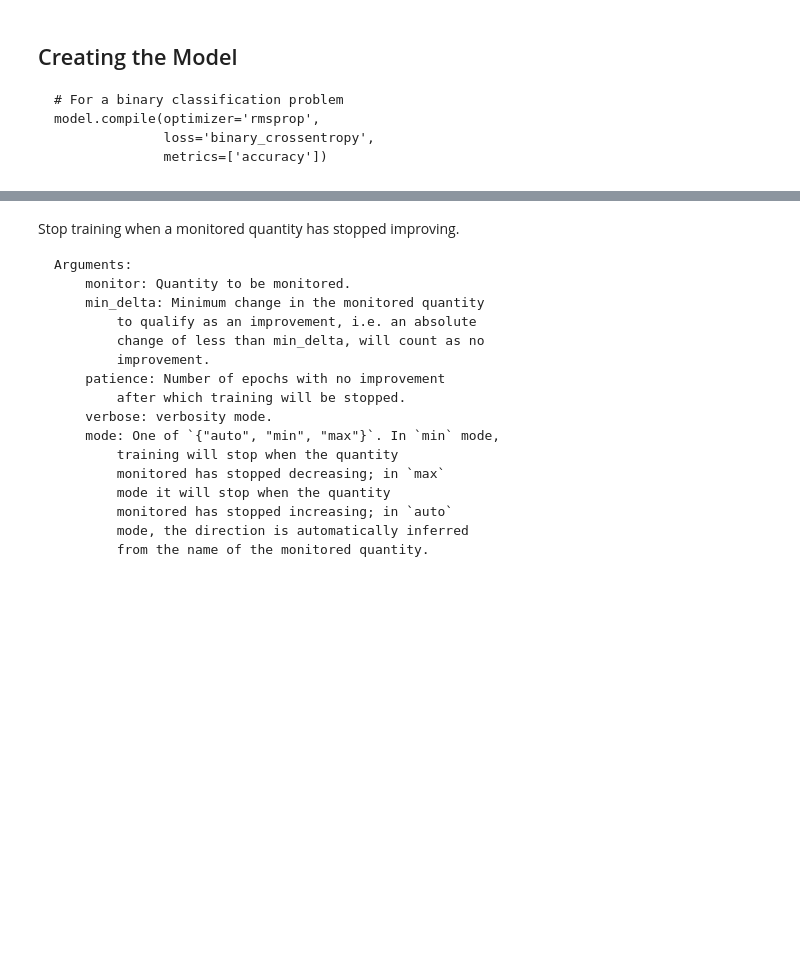
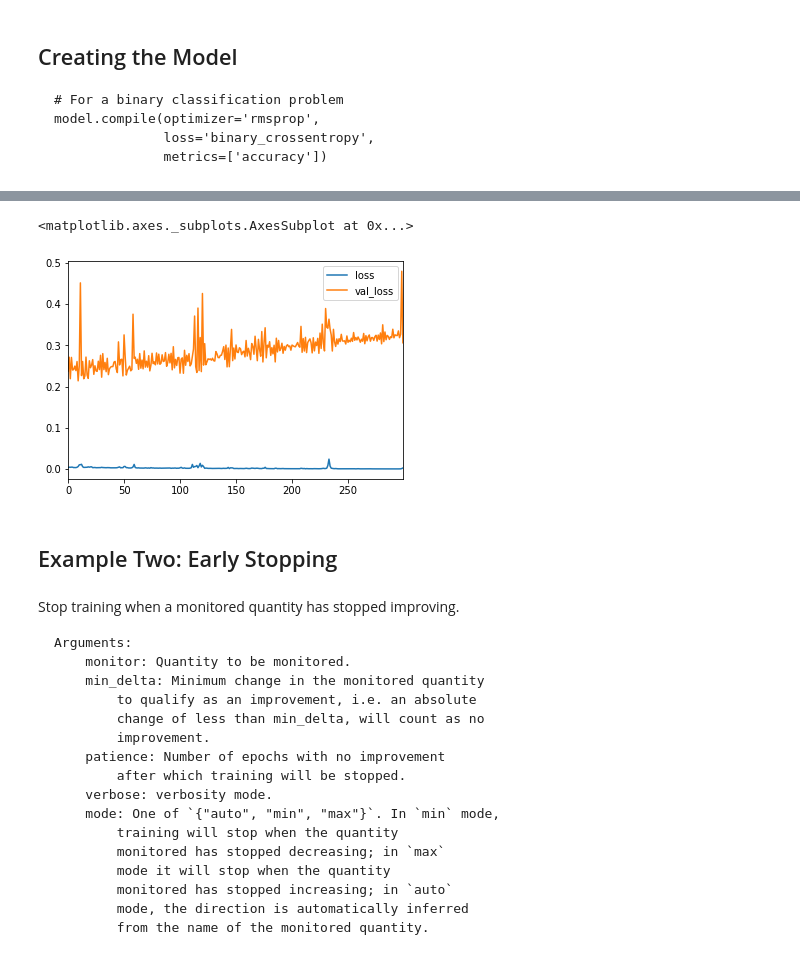
Before and after one commit to LIMON100/Deep-Learning, a Jupyter notebook: ANN/cancerclassification.ipynb, the cells around one changed output, grey strips where cells are left out. Drawn from its saved outputs; the diff is of its cells as text; code cells hidden in the pictures; blank space fills up the shorter version.

Commit message:
update with early stopping

```diff
--- a/ANN/cancerclassification.ipynb
+++ b/ANN/cancerclassification.ipynb
@@ -137,0 +233,4 @@ We obviously trained too much! Let's use early stopping to track the val_loss an
+# %%
+model.fit(x = X_train , y = y_train , epochs = 300 ,
+          validation_data = (X_test , y_test) , verbose = 1
+          )
@@ -138,3 +256,12 @@ We obviously trained too much! Let's use early stopping to track the val_loss an
+# %%
+model1_loss = pd.DataFrame(model.history.history)
+# %%
+model1_loss.plot()
+# %% [output]
+<matplotlib.axes._subplots.AxesSubplot at 0x...>
+[figure, added]
+# %% [markdown]
+## Example Two: Early Stopping
 # %% [markdown]
 Stop training when a monitored quantity has stopped improving.
 
```
Also changed, not shown: parts of 21 cells of this notebook.
